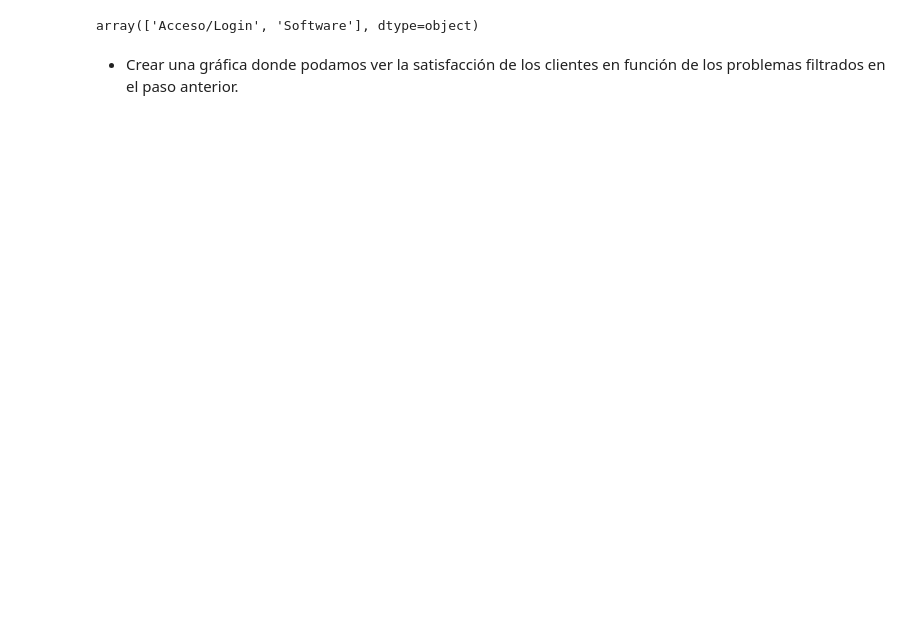
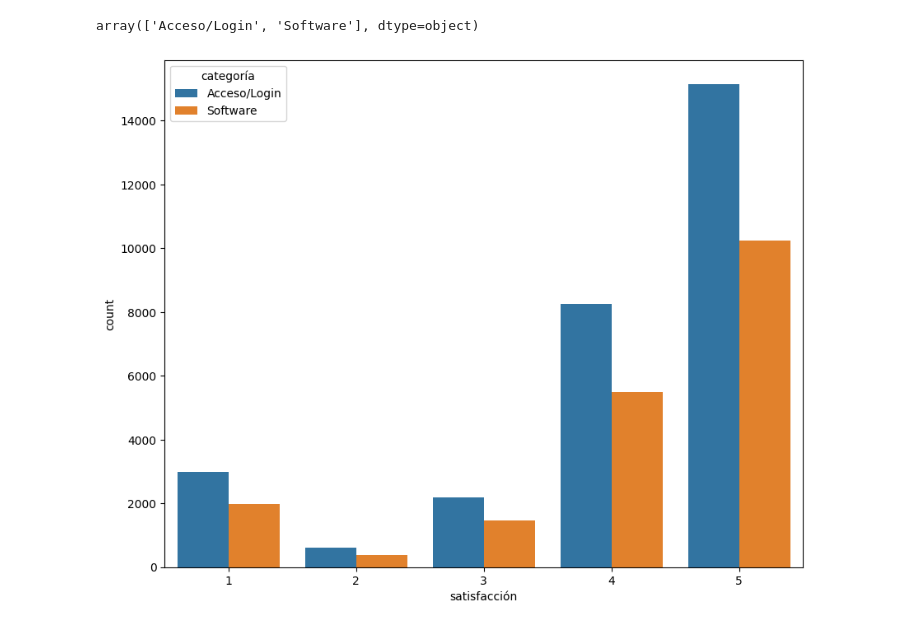
Before and after one commit to Adalab/promo-d-da-modulo2-sprint2-elisa-maitane, a Jupyter notebook: eda/eda-III-analisis_exploratorio_grafico.ipynb, the cells around one changed output. Cells and saved outputs as stored; diff of their text form; code cells hidden in the pictures; blank space fills up the shorter version.

```diff
--- a/eda/eda-III-analisis_exploratorio_grafico.ipynb
+++ b/eda/eda-III-analisis_exploratorio_grafico.ipynb
@@ -49,5 +60,7 @@ df_categoria.head()
 df_categoria['categoría']. unique()
 # %% [output]
 array(['Acceso/Login', 'Software'], dtype=object)
-# %% [markdown]
-- Crear una gráfica donde podamos ver la satisfacción de los clientes en función de los problemas filtrados en el paso anterior.
+# %%
+sns.countplot(x='satisfacción', data=df_categoria, hue='categoría');
+# %% [output]
+[figure, added]
```
Also changed, not shown: parts of 21 cells of this notebook, 3 other files.
